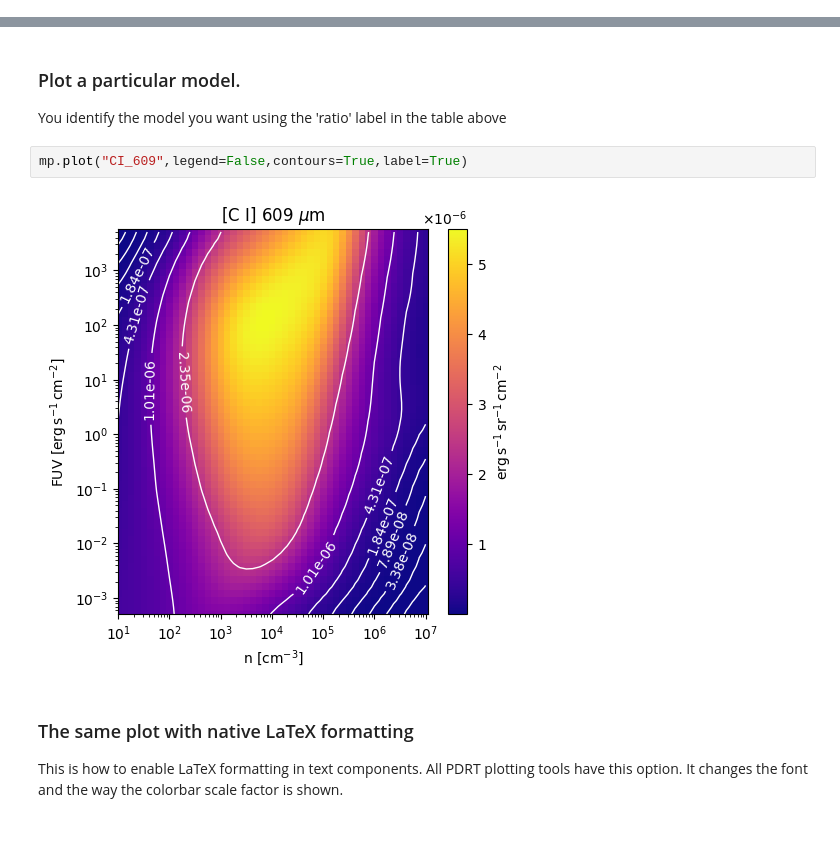
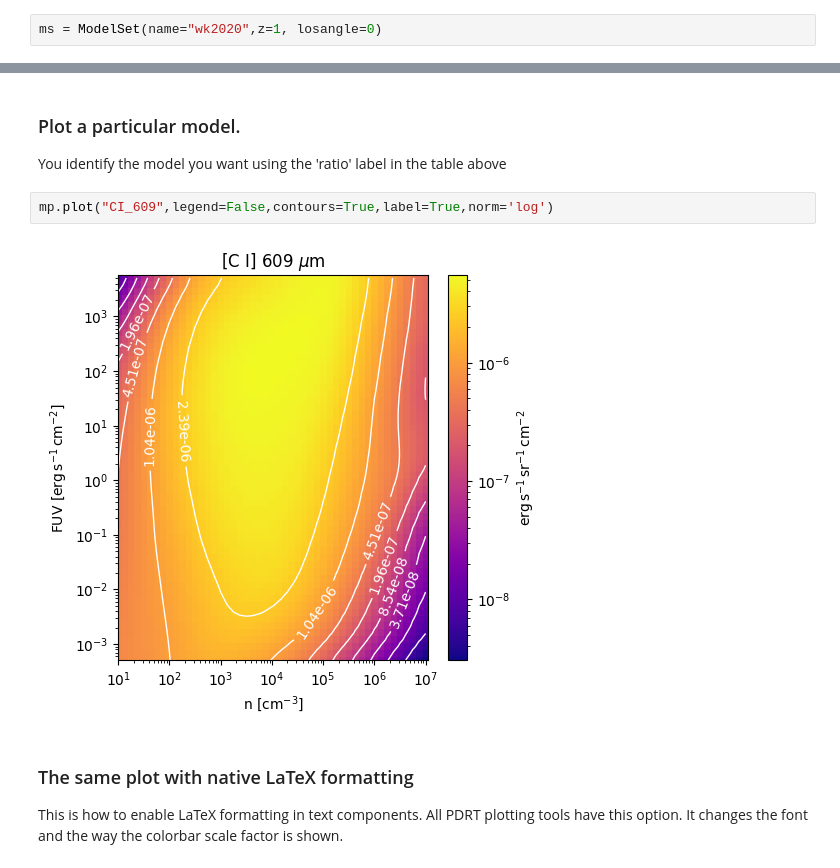
Before and after one commit to mpound/pdrtpy-nb, a Jupyter notebook: notebooks/PDRT_Example_Model_Plotting.ipynb, the cells around one changed output, grey strips where cells are left out. Cells and saved outputs as stored; diff of their text form; blank space fills up the shorter version.

```diff
--- a/notebooks/PDRT_Example_Model_Plotting.ipynb
+++ b/notebooks/PDRT_Example_Model_Plotting.ipynb
@@ -40,0 +29,2 @@ Table length=96
+# %%
+ms = ModelSet(name="wk2020",z=1, losangle=0)
@@ -68,9 +84,9 @@ mp = ModelPlot(ms)
 ###  Plot a particular model.
 You identify the model you want using the 'ratio' label in the table above
 # %%
-mp.plot("CI_609",legend=False,contours=True,label=True)
+mp.plot("CI_609",legend=False,contours=True,label=True,norm='log')
 # %% [output]
-[figure, old version]
+[figure, new version]
 # %% [markdown]
 ### The same plot with native LaTeX formatting
 This is how to enable LaTeX formatting in text components.  All PDRT plotting tools have this option.  It changes the font and the way the colorbar scale factor is shown.
```
Also changed, not shown: parts of 21 cells of this notebook, 5 other files.
